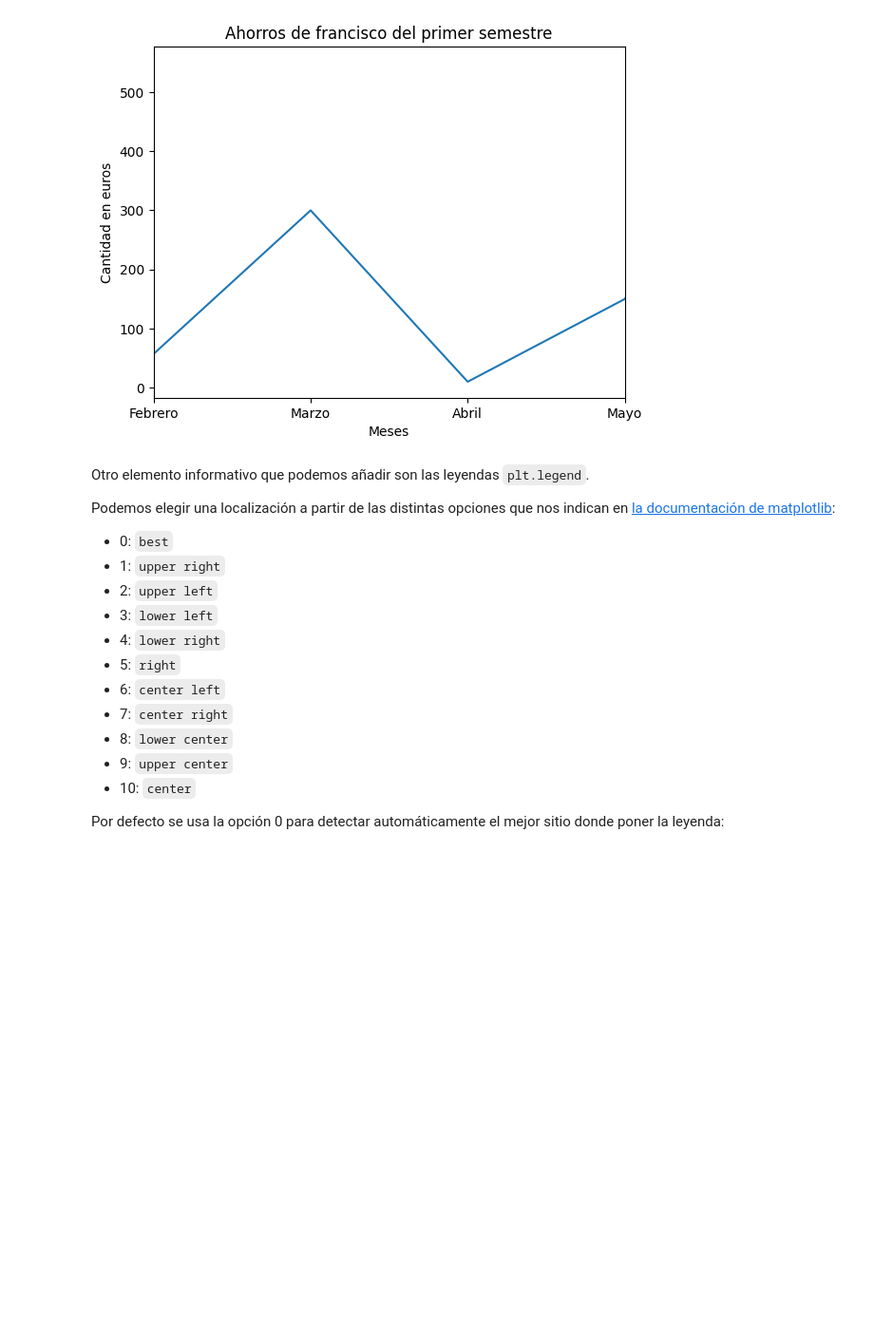
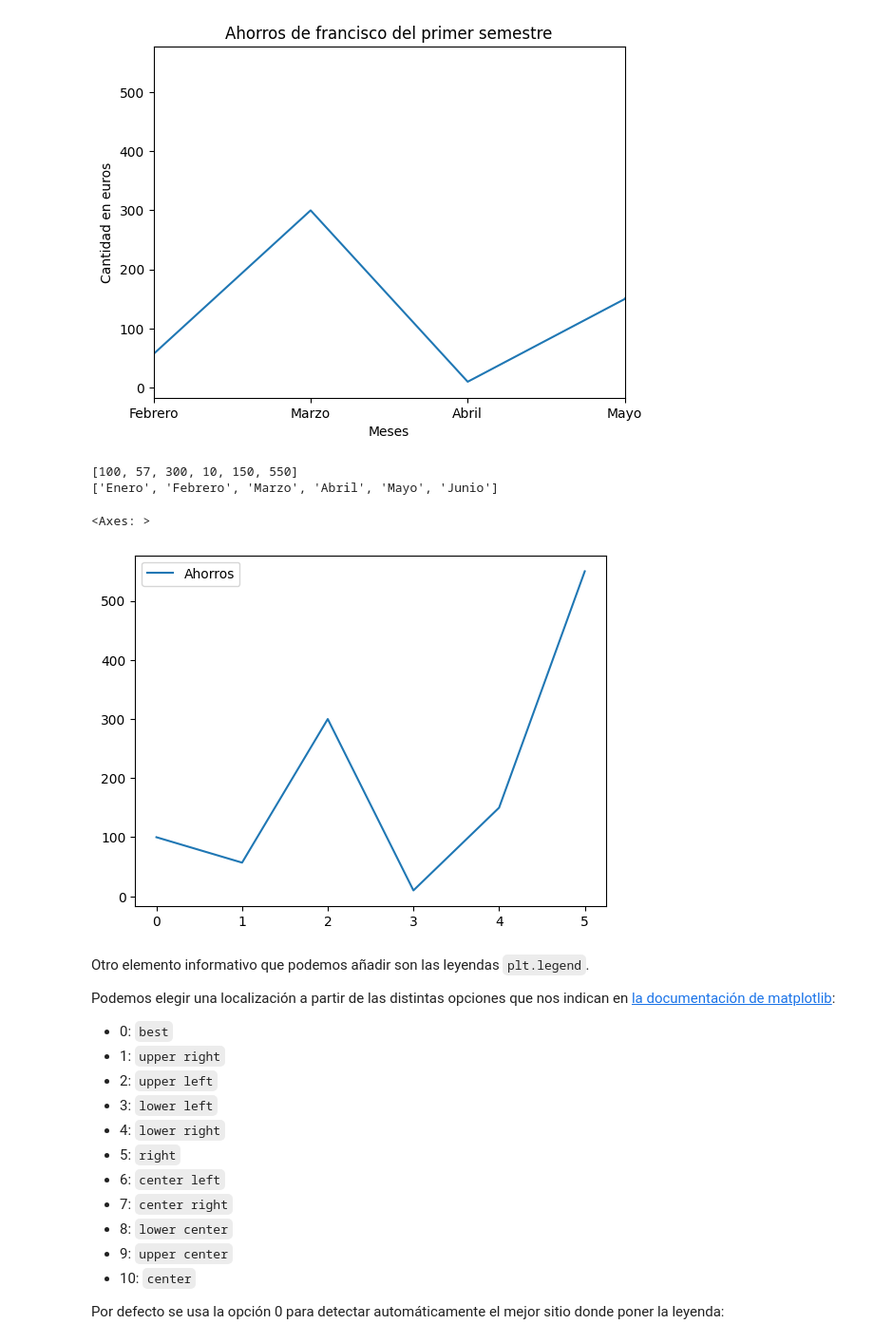
Before and after one commit to francisc77/Programacion-Python-Basico-GRUPO-1---6181133432, a Jupyter notebook: Estudiantes/JOSE FRANCISCO MORALES MILANES/Semana 10/Notebook/05 - Títulos, etiquetas y leyendas.ipynb, the cells around one changed output. Shown at 95% size. Cells and saved outputs as stored; diff of their text form; code cells hidden in the pictures; blank space fills up the shorter version.

```diff
--- a/Estudiantes/JOSE FRANCISCO MORALES MILANES/Semana 10/Notebook/05 - Títulos, etiquetas y leyendas.ipynb
+++ b/Estudiantes/JOSE FRANCISCO MORALES MILANES/Semana 10/Notebook/05 - Títulos, etiquetas y leyendas.ipynb
@@ -30,11 +30,21 @@ plt.show()                                # Finalmente lo mostramos
 # %% [output]
 [figure]
 # %%
+print(ahorros)
+print(meses)
+import pandas as pd
+
+
 df = pd.DataFrame({
-    'Meses' : meses,
-    'Ahorros' : ahorros,
-        })
+    'Meses': meses,
+    'Ahorros': ahorros
+    })
 df.plot()
+# %% [output]
+[100, 57, 300, 10, 150, 550]
+['Enero', 'Febrero', 'Marzo', 'Abril', 'Mayo', 'Junio']
+<Axes: >
+[figure, added]
 # %% [markdown]
 Otro elemento informativo que podemos añadir son las leyendas `plt.legend`.
 
```
Also changed, not shown: parts of 6 cells of this notebook, 11 other files.
